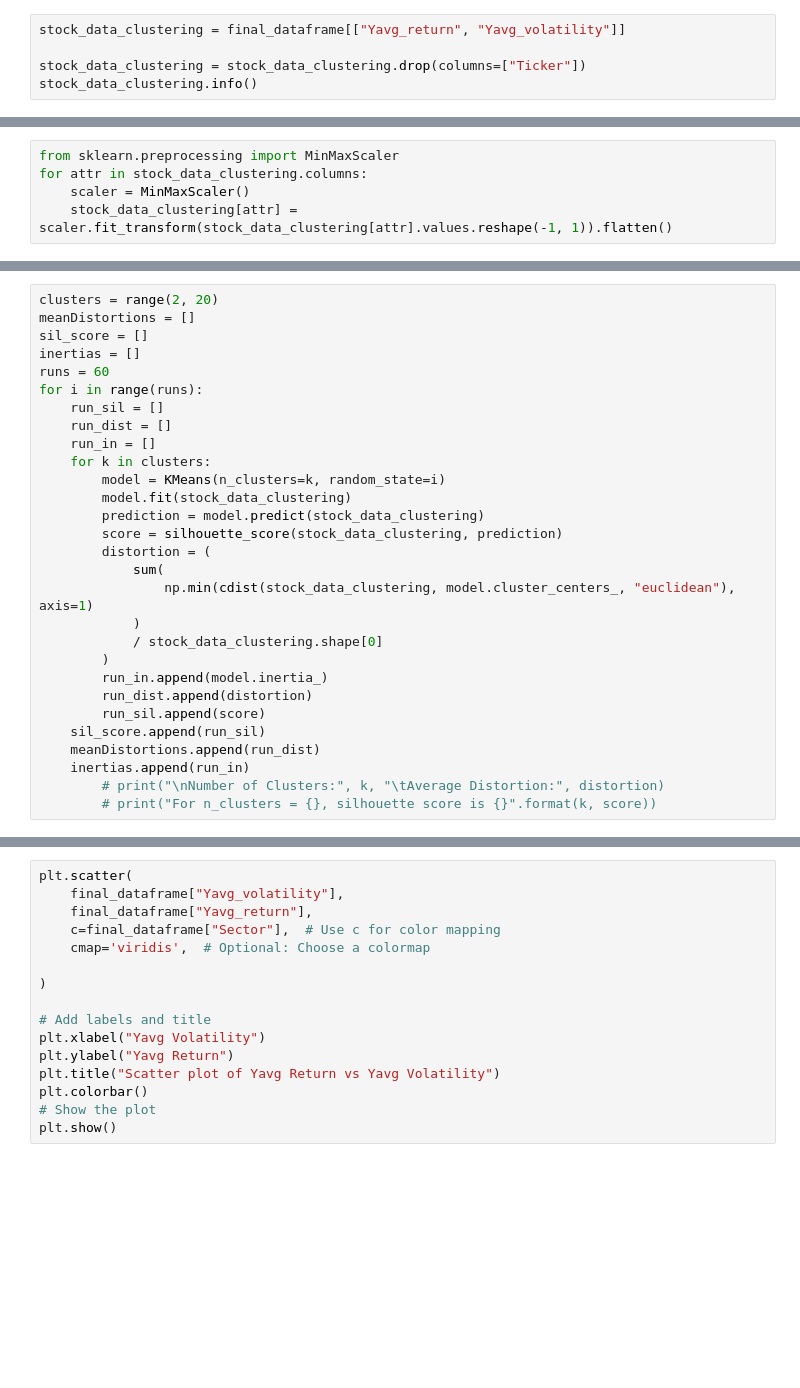
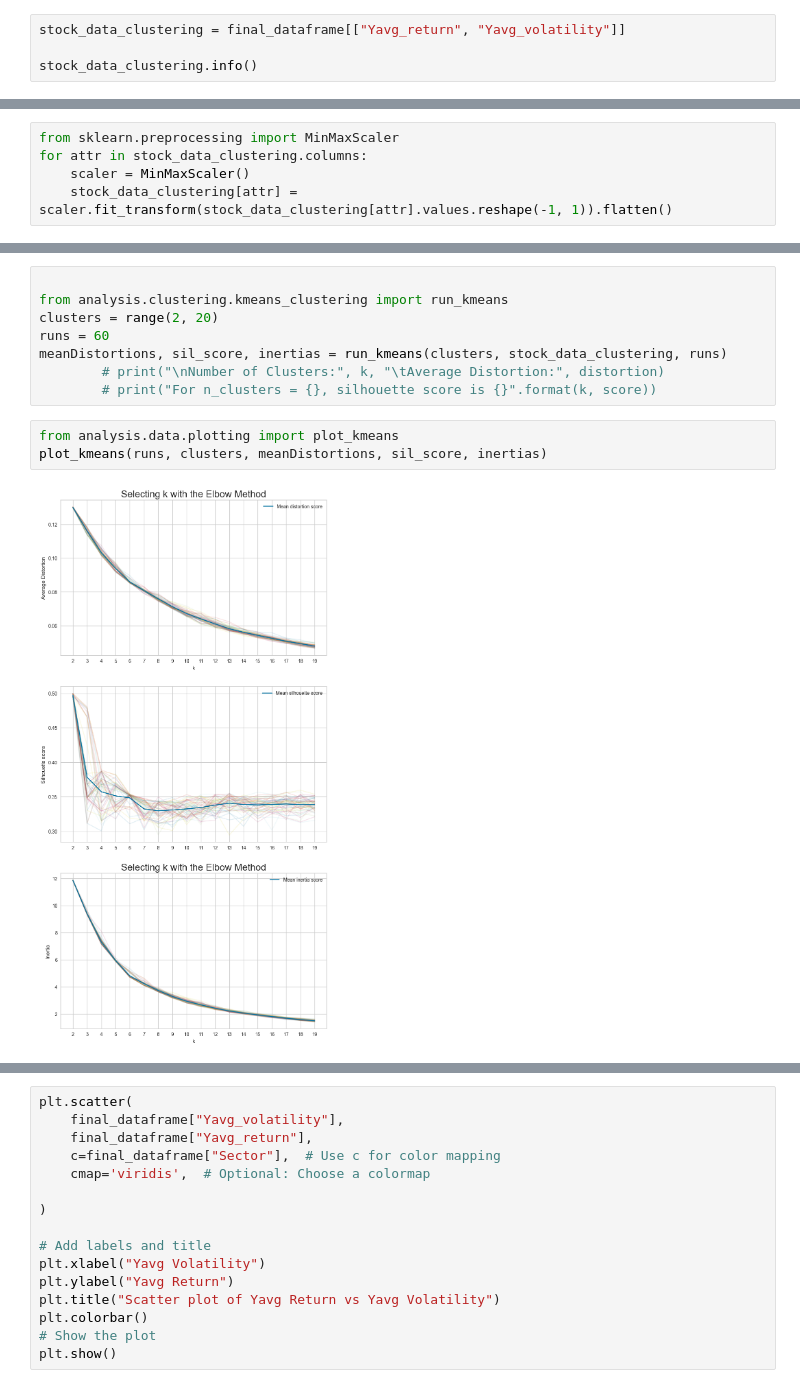
Before and after one commit to mitchchessnoob/portfolio_optimization, a Jupyter notebook: analysis/basic_kmeans.ipynb, the cells around one changed output, grey strips where cells are left out. Cells and saved outputs as stored; diff of their text form; blank space fills up the shorter version.

```diff
--- a/analysis/basic_kmeans.ipynb
+++ b/analysis/basic_kmeans.ipynb
@@ -61,7 +57,6 @@ final_dataframe.head()
 # %%
 stock_data_clustering = final_dataframe[["Yavg_return",	"Yavg_volatility"]]
 
-stock_data_clustering = stock_data_clustering.drop(columns=["Ticker"])
 stock_data_clustering.info()
 # %% [output]
 <class 'pandas.core.frame.DataFrame'>
@@ -111,29 +75,0 @@ from sklearn.decomposition import PCA
-# %%
-clusters = range(2, 20)
-meanDistortions = []
-sil_score = []
-inertias = []
-runs = 60
-for i in range(runs):
-    run_sil = []
-    run_dist = []
-    run_in = []
-    for k in clusters:
-        model = KMeans(n_clusters=k, random_state=i)
-        model.fit(stock_data_clustering)
-        prediction = model.predict(stock_data_clustering)
-        score = silhouette_score(stock_data_clustering, prediction)
-        distortion = (
-            sum(
-                np.min(cdist(stock_data_clustering, model.cluster_centers_, "euclidean"), axis=1)
-            )
-            / stock_data_clustering.shape[0]
-        )
-        run_in.append(model.inertia_)
-        run_dist.append(distortion)
-        run_sil.append(score)
-    sil_score.append(run_sil)
-    meanDistortions.append(run_dist)
-    inertias.append(run_in)
-        # print("\nNumber of Clusters:", k, "\tAverage Distortion:", distortion)
-        # print("For n_clusters = {}, silhouette score is {}".format(k, score))
@@ -171 +76,14 @@ plt.show()
+# %%
+
+from analysis.clustering.kmeans_clustering import run_kmeans
+clusters = range(2, 20)
+runs = 60
+meanDistortions, sil_score, inertias = run_kmeans(clusters, stock_data_clustering, runs)
+        # print("\nNumber of Clusters:", k, "\tAverage Distortion:", distortion)
+        # print("For n_clusters = {}, silhouette score is {}".format(k, score))
+# %%
+from analysis.data.plotting import plot_kmeans
+plot_kmeans(runs, clusters, meanDistortions, sil_score, inertias)
+# %% [output]
+[figure, added]
 # %%
```
Also changed, not shown: parts of 18 cells of this notebook, 6 other files.
